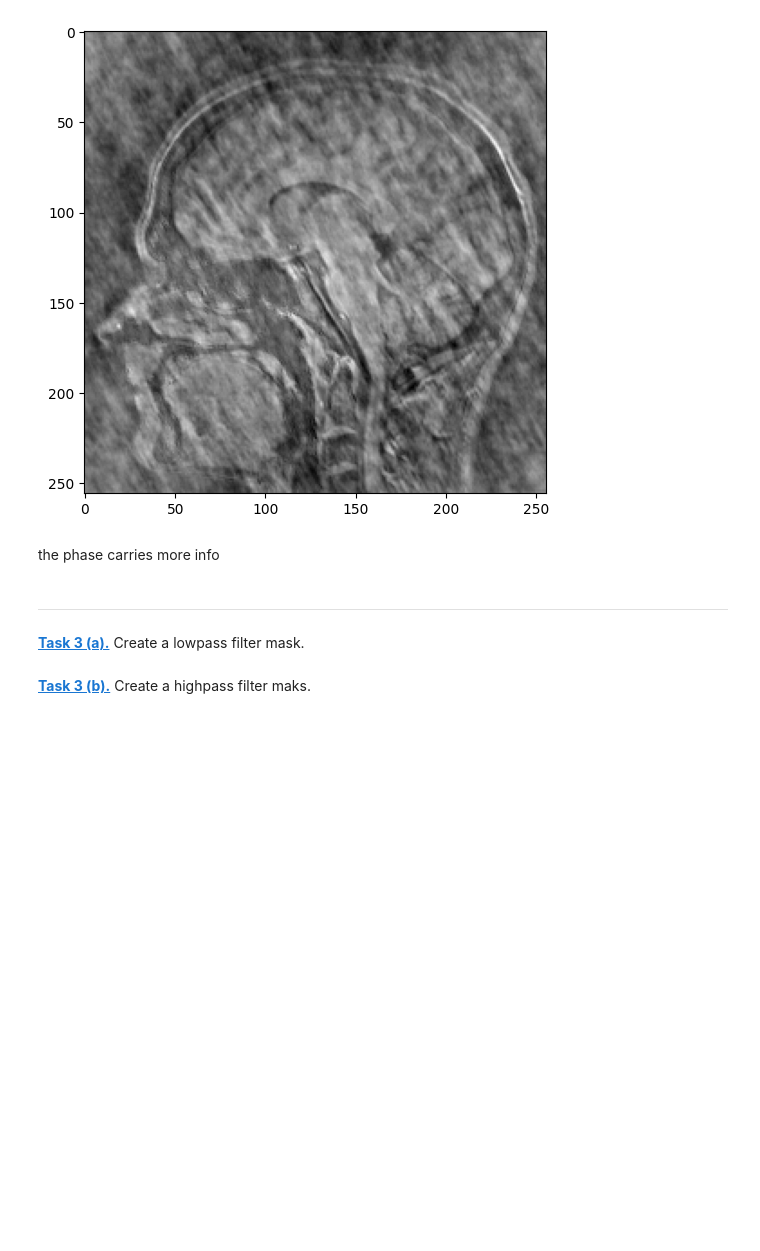
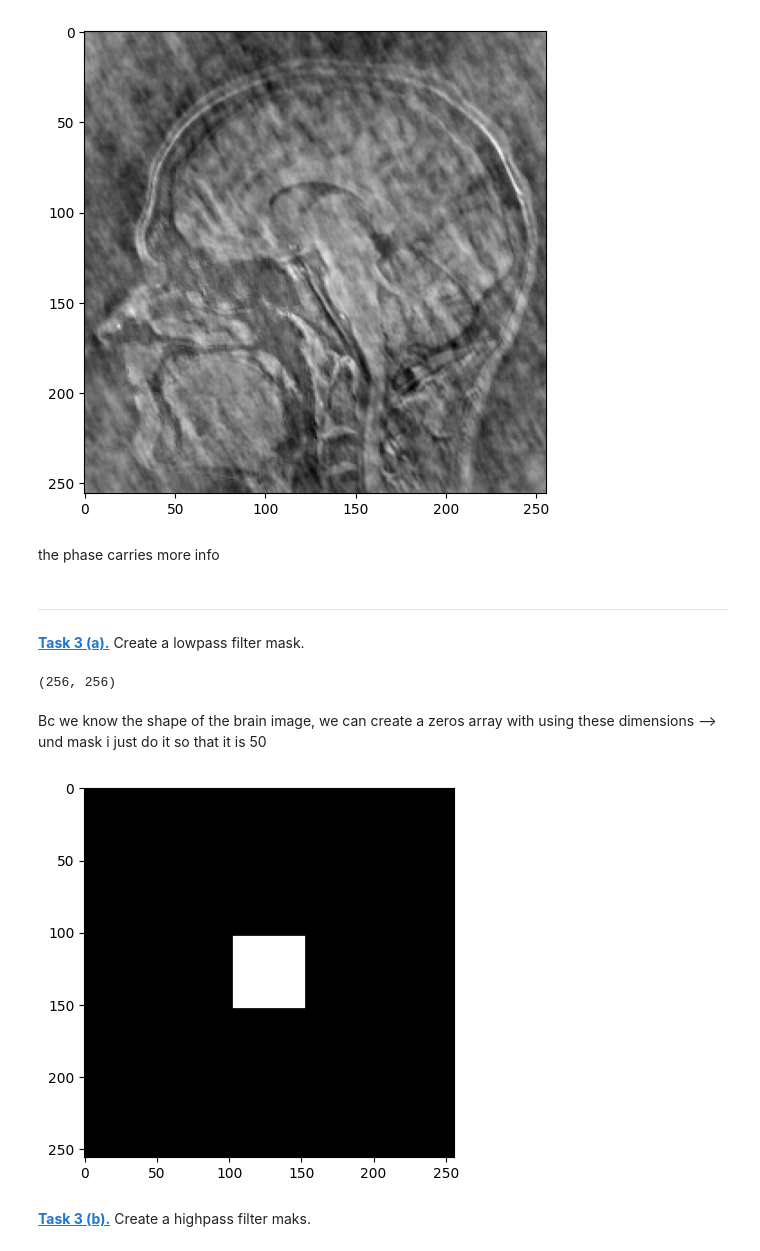
Before and after one commit to sedanep/mobifs5-python, a Jupyter notebook: fourier.ipynb, the cells around one changed output. Saved outputs shown, nothing was run; the diff lists cells and outputs as text; code cells hidden in the pictures; blank space fills up the shorter version.

```diff
--- a/fourier.ipynb
+++ b/fourier.ipynb
@@ -141,2 +139,16 @@ filter_window_size = 50
+# %%
+print(brain.shape)
+# %% [output]
+(256, 256)
+# %% [markdown]
+Bc we know the shape of the brain image, we can create a zeros array with using these dimensions --> und mask i just do it so that it is 50
+# %%
+
+mask = np.zeros((256, 256))
+mask[103:153, 103:153] = 1
+plt.imshow(mask, cmap='gray')
+plt.show()
+# %% [output]
+[figure, added]
 # %% [markdown]
 **[Task 3 (b).]()** Create a highpass filter maks.
```
Also changed, not shown: parts of 9 cells of this notebook.
